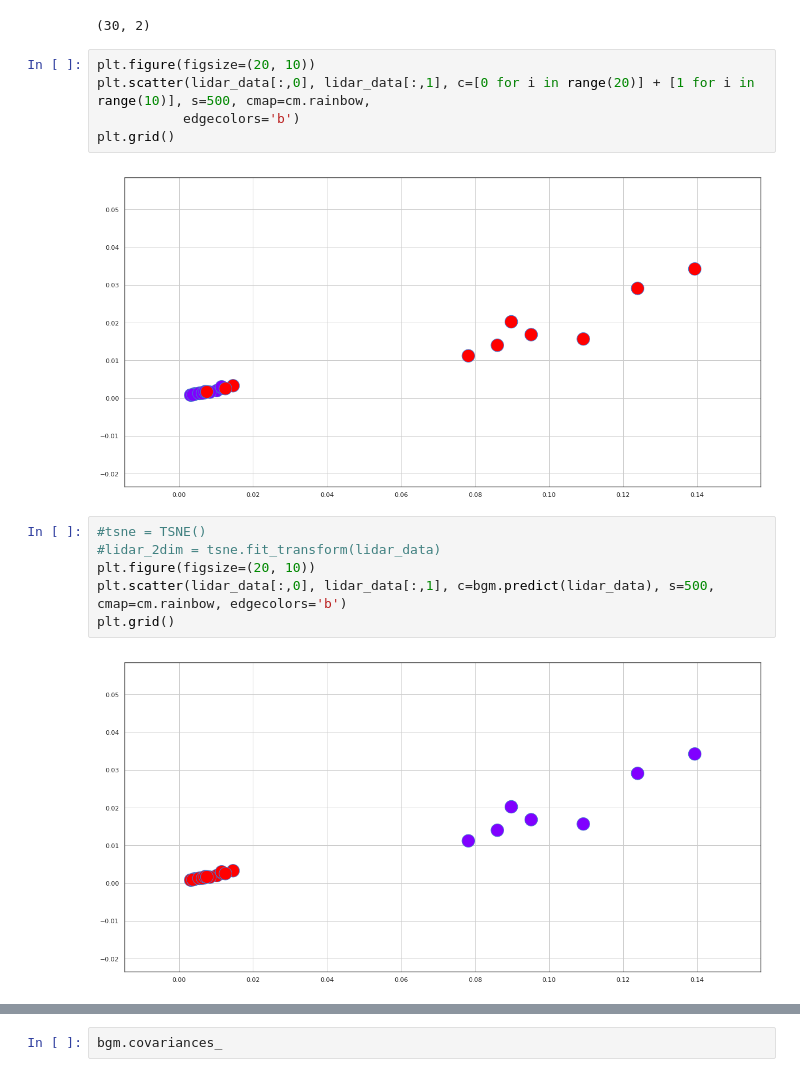
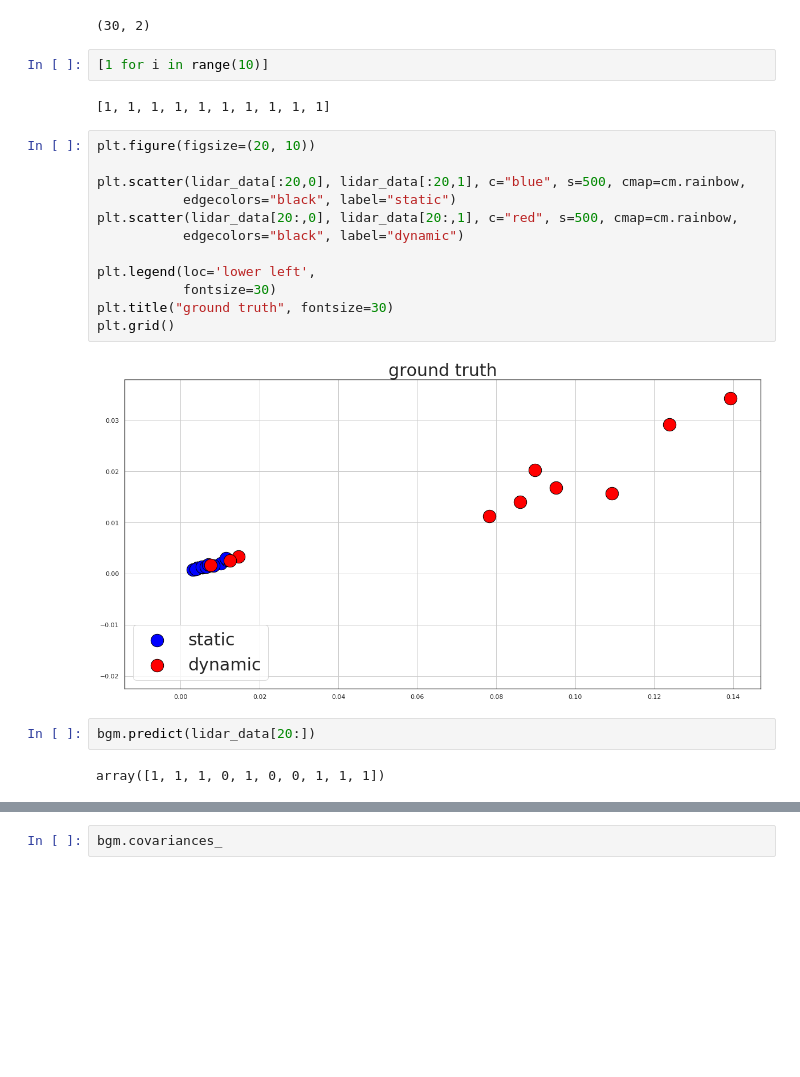
Before and after one commit to georgosgeorgos/DLRC_2018, a Jupyter notebook: experiments/04_clustering_max_std/lidar_clustering_max_std.ipynb, the cells around one changed output, grey strips where cells are left out. Drawn from its saved outputs; the diff is of its cells as text; blank space fills up the shorter version.

```diff
--- a/experiments/04_clustering_max_std/lidar_clustering_max_std.ipynb
+++ b/experiments/04_clustering_max_std/lidar_clustering_max_std.ipynb
@@ -162,18 +162,25 @@ array([[0.00541083, 0.00125223],
 lidar_data.shape
 # %% [output]
 (30, 2)
-# %%
-plt.figure(figsize=(20, 10))
-plt.scatter(lidar_data[:,0], lidar_data[:,1], c=[0 for i in range(20)] + [1 for i in range(10)], s=500, cmap=cm.rainbow,
-           edgecolors='b')
-plt.grid()
-# %% [output]
-[figure, removed]
-# %%
-#tsne = TSNE()
-#lidar_2dim = tsne.fit_transform(lidar_data)
-plt.figure(figsize=(20, 10))
-plt.scatter(lidar_data[:,0], lidar_data[:,1], c=bgm.predict(lidar_data), s=500, cmap=cm.rainbow, edgecolors='b')
-plt.grid()
-# %% [output]
-[figure, removed]
+# %%
+[1 for i in range(10)]
+# %% [output]
+[1, 1, 1, 1, 1, 1, 1, 1, 1, 1]
+# %%
+plt.figure(figsize=(20, 10))
+
+plt.scatter(lidar_data[:20,0], lidar_data[:20,1], c="blue", s=500, cmap=cm.rainbow,
+           edgecolors="black", label="static")
+plt.scatter(lidar_data[20:,0], lidar_data[20:,1], c="red", s=500, cmap=cm.rainbow,
+           edgecolors="black", label="dynamic")
+
+plt.legend(loc='lower left',
+           fontsize=30)
+plt.title("ground truth", fontsize=30)
+plt.grid()
+# %% [output]
+[figure, added]
+# %%
+bgm.predict(lidar_data[20:])
+# %% [output]
+array([1, 1, 1, 0, 1, 0, 0, 1, 1, 1])
```
Also changed, not shown: parts of 3 cells of this notebook, 1 other file.
